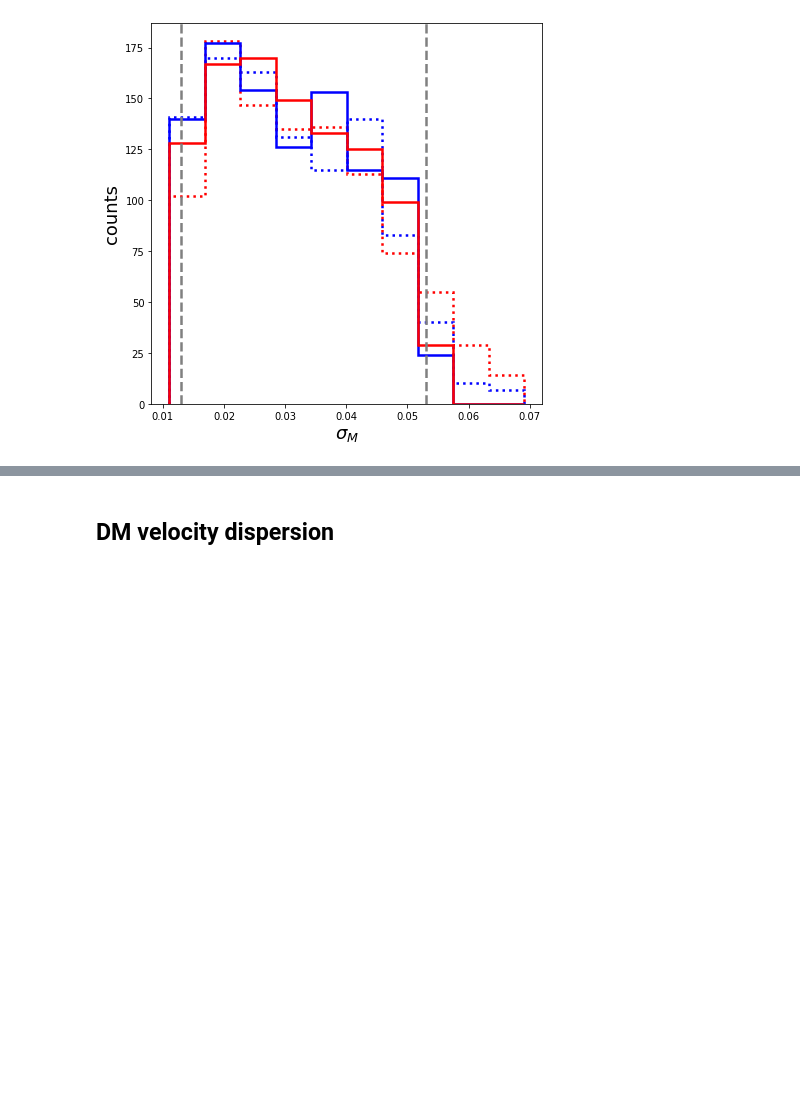
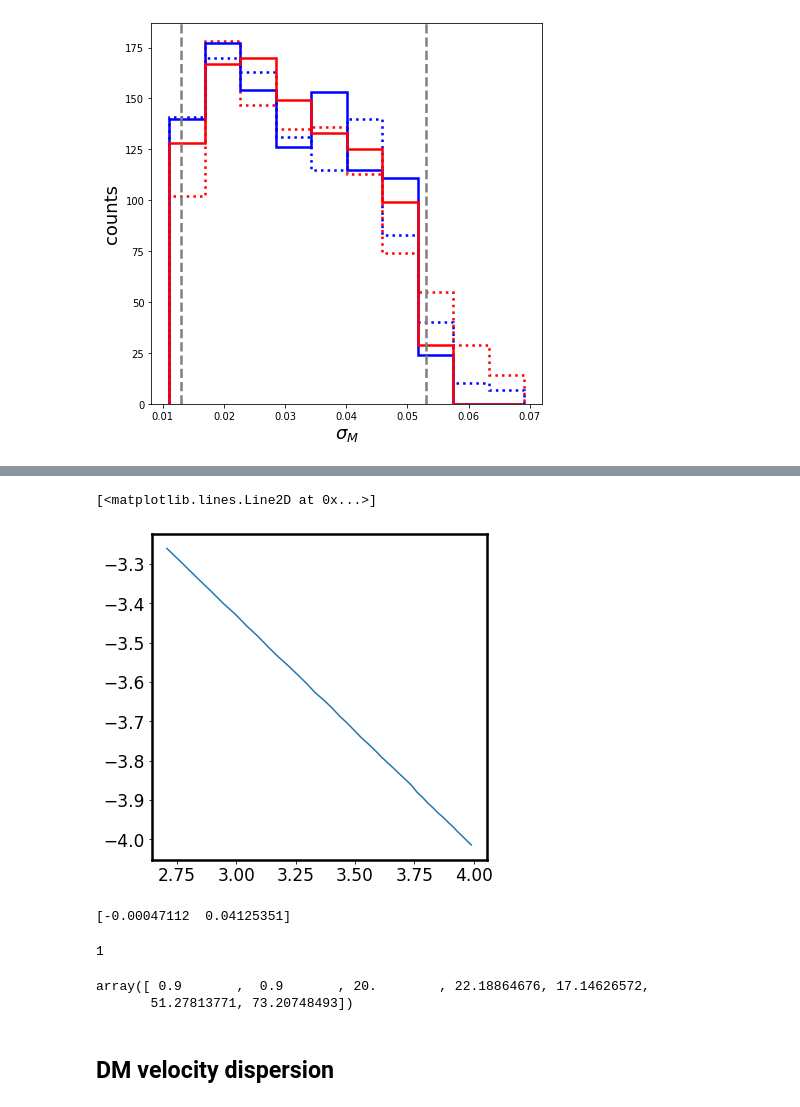
Before and after one commit to SvPoder/exoplanets, a Jupyter notebook: jupyter-notebook/simulations.ipynb, the cells around one changed output, grey strips where cells are left out. Cells and saved outputs as stored; diff of their text form; code cells hidden in the pictures; blank space fills up the shorter version.

```diff
--- a/jupyter-notebook/simulations.ipynb
+++ b/jupyter-notebook/simulations.ipynb
@@ -168,0 +189,6 @@ Text(0.5, 0, '$\\sigma_M$')
+# %%
+fig, ax = plt.subplots(1, 1, figsize=(6, 6))
+ax.plot(np.log(bins[:-1]), np.log(counts))
+# %% [output]
+[<matplotlib.lines.Line2D at 0x...>]
+[figure, added]
@@ -169,3 +202,26 @@ Text(0.5, 0, '$\\sigma_M$')
+# %%
+print(pars)
+# %% [output]
+[-0.00047112  0.04125351]
+# %%
+p = [0, 3, 4, 5, 9, 7, 3, 4, 5, 6, 2, 1, -1]
+f, gamma, rs = p[0:3]
+M = p[3:]
+pos = np.where(np.asarray(M)<0)
+len(pos[0])
+# %% [output]
+1
+# %%
+nBDs=4
+ndim     = 3 + nBDs
+nwalkers = 150
+
+M_ini = IMF_sampling(-0.6, nBDs)
+
+np.concatenate(([0.9, 0.9, 20.], M_ini))
+# %% [output]
+array([ 0.9       ,  0.9       , 20.        , 22.18864676, 17.14626572,
+       51.27813771, 73.20748493])
 # %% [markdown]
 ## DM velocity dispersion
 # %%
```
Also changed, not shown: parts of 8 cells of this notebook, 5 other files.
